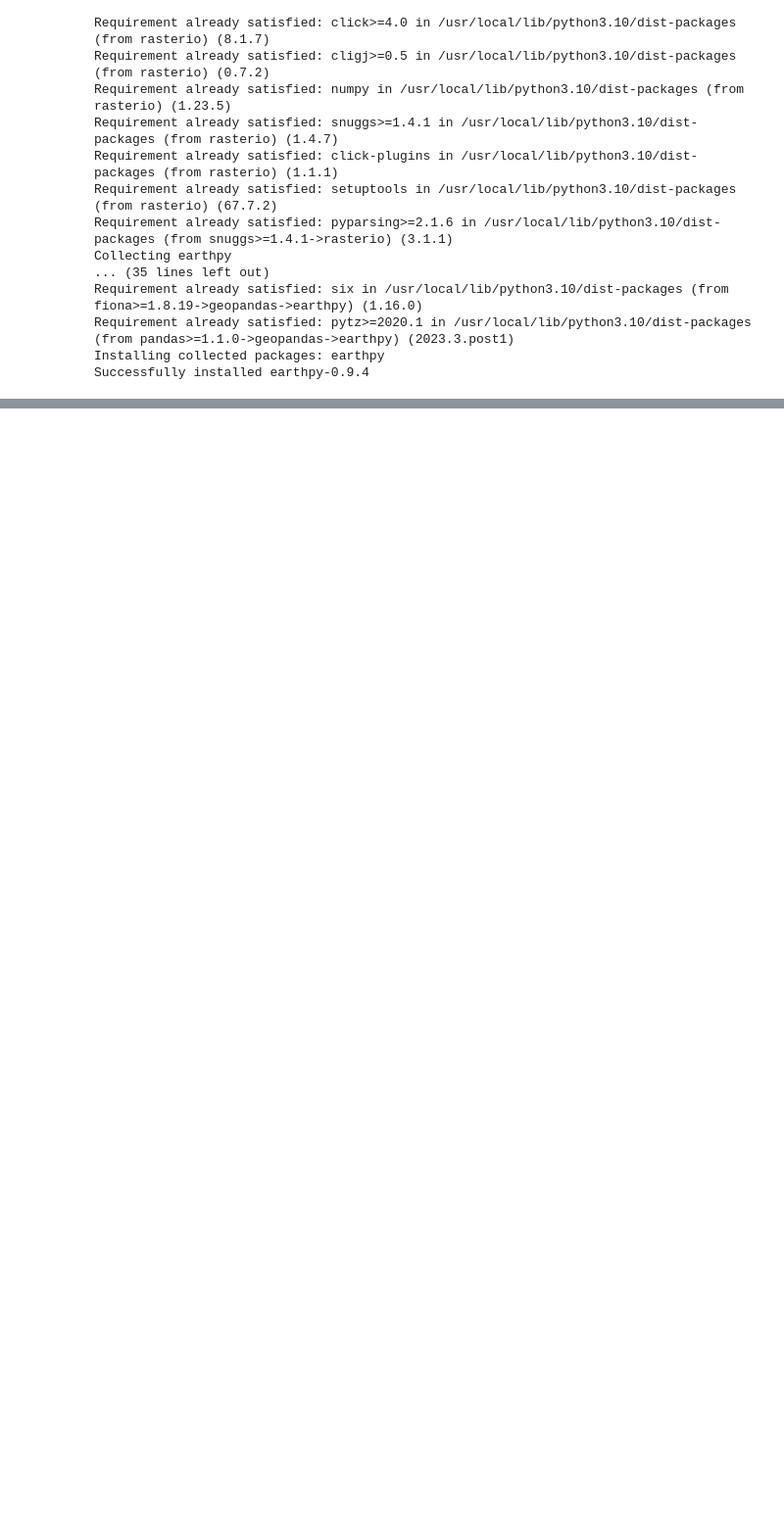
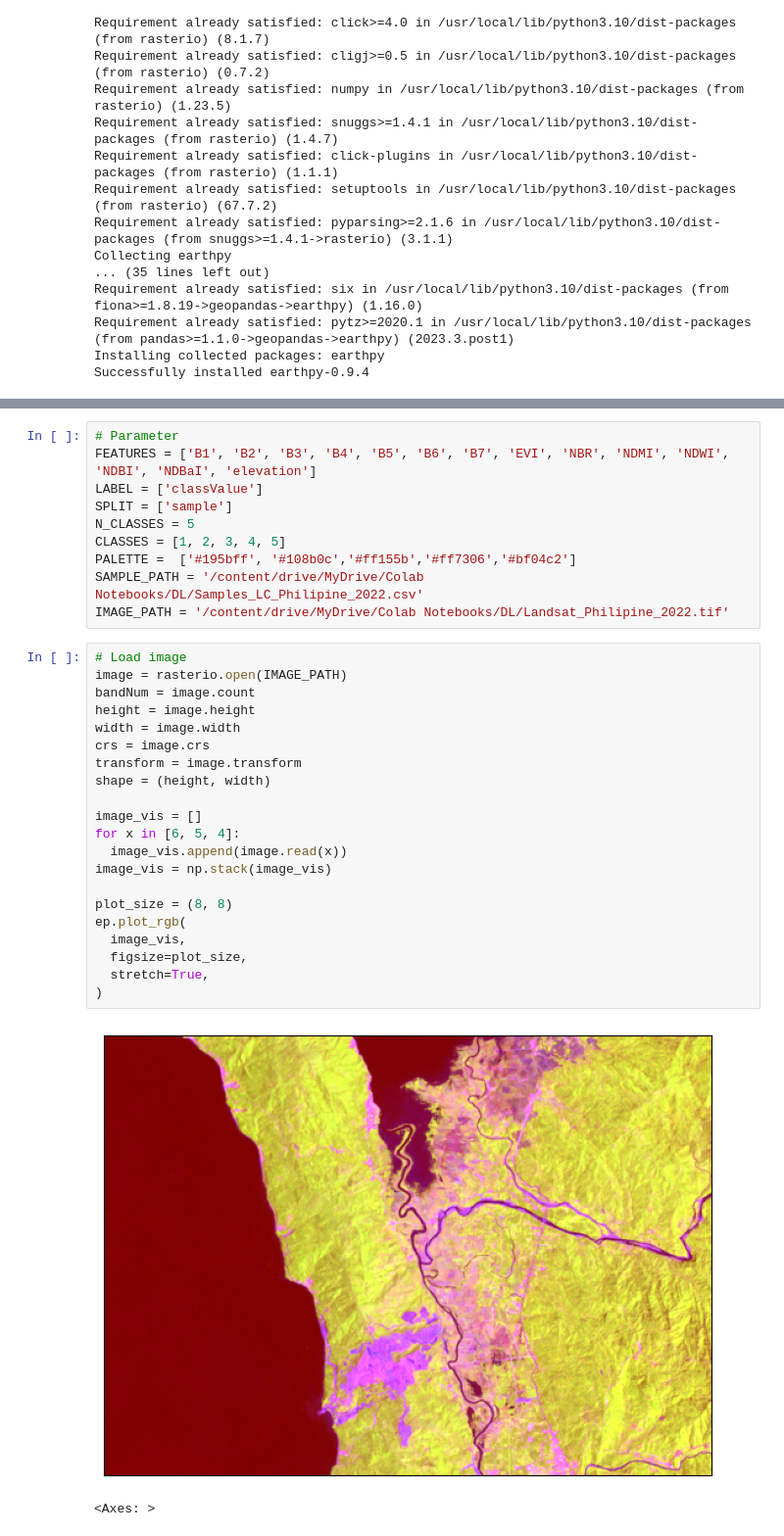
Before and after one commit to simongiando/deep-learning, a Jupyter notebook: practice/cnn_landcover_mapping.ipynb, the cells around one changed output, grey strips where cells are left out. Shown: that part at 98% size. Cells and saved outputs as stored; diff of their text form; blank space fills up the shorter version.

```diff
--- a/practice/cnn_landcover_mapping.ipynb
+++ b/practice/cnn_landcover_mapping.ipynb
@@ -99,0 +43,34 @@ EEException: ignored
+# %%
+# Parameter
+FEATURES = ['B1', 'B2', 'B3', 'B4', 'B5', 'B6', 'B7', 'EVI', 'NBR', 'NDMI', 'NDWI', 'NDBI', 'NDBaI', 'elevation']
+LABEL = ['classValue']
+SPLIT = ['sample']
+N_CLASSES = 5
+CLASSES = [1, 2, 3, 4, 5]
+PALETTE =  ['#195bff', '#108b0c','#ff155b','#ff7306','#bf04c2']
+SAMPLE_PATH = '/content/drive/MyDrive/Colab Notebooks/DL/Samples_LC_Philipine_2022.csv'
+IMAGE_PATH = '/content/drive/MyDrive/Colab Notebooks/DL/Landsat_Philipine_2022.tif'
+# %%
+# Load image
+image = rasterio.open(IMAGE_PATH)
+bandNum = image.count
+height = image.height
+width = image.width
+crs = image.crs
+transform = image.transform
+shape = (height, width)
+
+image_vis = []
+for x in [6, 5, 4]:
+  image_vis.append(image.read(x))
+image_vis = np.stack(image_vis)
+
+plot_size = (8, 8)
+ep.plot_rgb(
+  image_vis,
+  figsize=plot_size,
+  stretch=True,
+)
+# %% [output]
+[figure, added]
+<Axes: >
```
Also changed, not shown: parts of 13 cells of this notebook.
